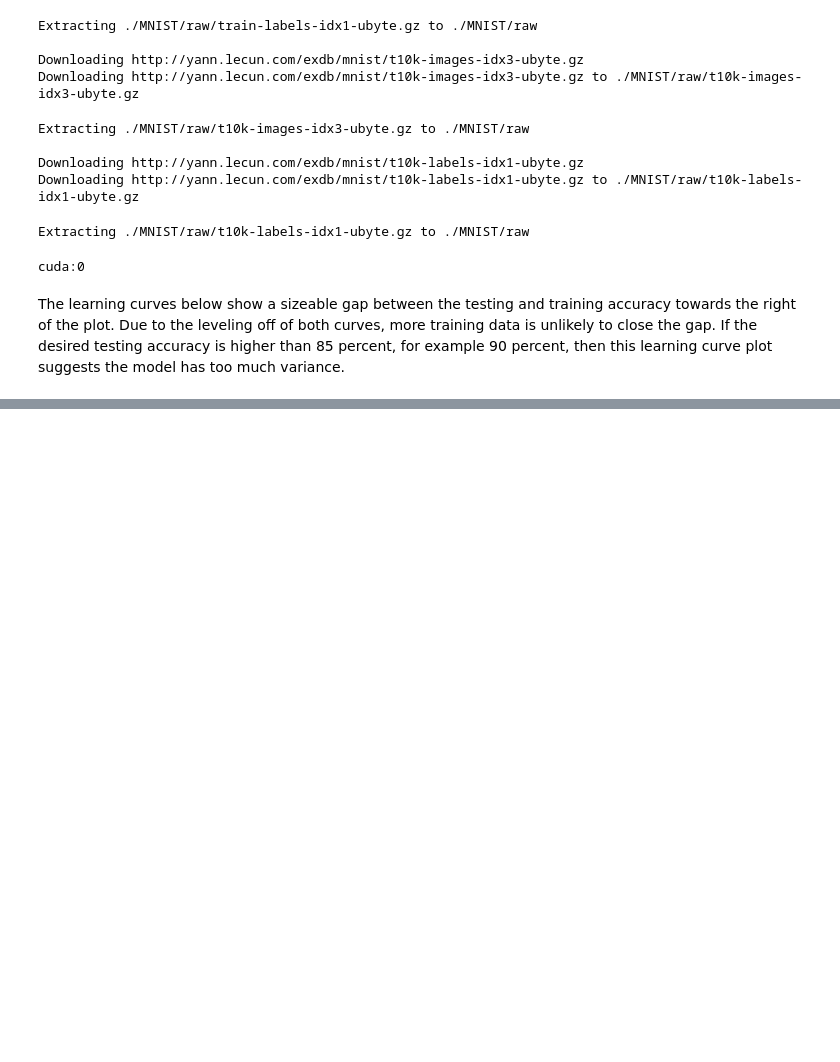
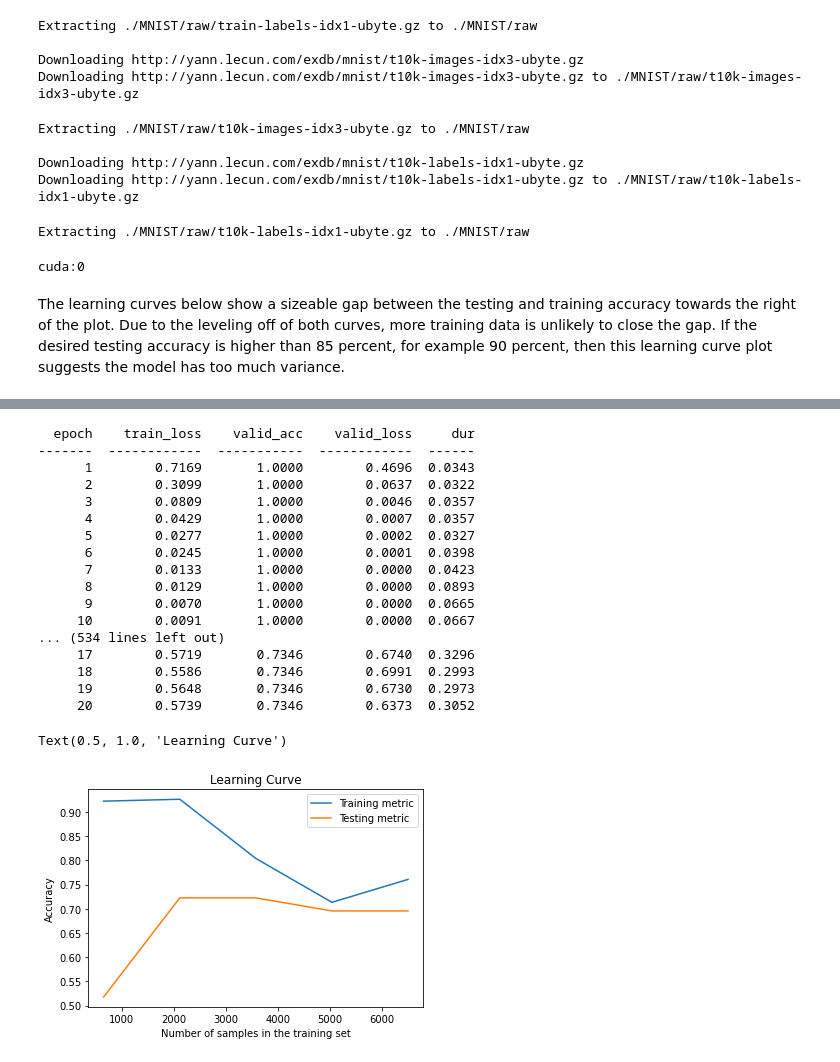
Before and after one commit to AlexGose/learning-curve, a Jupyter notebook: notebooks/variance_bias.ipynb, the cells around one changed output, grey strips where cells are left out. Saved outputs shown, nothing was run; the diff lists cells and outputs as text; code cells hidden in the pictures; blank space fills up the shorter version.

```diff
--- a/notebooks/variance_bias.ipynb
+++ b/notebooks/variance_bias.ipynb
@@ -155,0 +184,6 @@ Text(0.5, 1.0, 'Learning Curve')
+# %%
+# only a few columns are selected from the input data
+X = np.hstack((X[:,5].reshape((-1,1)), X[:,7].reshape((-1,1)), X[:,17].reshape((-1,1))))
+# %%
+num_cols = X.shape[1]
+num_cols
@@ -155,0 +192,31 @@ Text(0.5, 1.0, 'Learning Curve')
+# %%
+class MushroomClassifier(nn.Module):
+    def __init__(self, num_units=5):
+        super().__init__()
+        self.dense0 = nn.Linear(num_cols, num_units)
+        self.nonlin = nn.ReLU()
+        self.dense1 = nn.Linear(num_units,10)
+        self.output = nn.Linear(10,1)
+        self.dropout = nn.Dropout(0.5)
+
+    def forward(self, X, **kwargs):
+        X = self.dense0(X)
+        X = self.nonlin(X)
+        X = self.dropout(X)
+        X = self.dense1(X)
+        X = self.nonlin(X)
+        X = self.dropout(X)
+        X = self.output(X)
+        return X
+# %%
+net = NeuralNetBinaryClassifier(
+    MushroomClassifier,
+    module__num_units=20,
+    max_epochs=20,
+    optimizer=torch.optim.Adam,
+    device='cuda',
+    batch_size=50,
+    warm_start=True,
+    # Shuffle training data on each epoch
+    iterator_train__shuffle=True
+)
@@ -155,0 +227,25 @@ Text(0.5, 1.0, 'Learning Curve')
+# %%
+lcd = LearningCurveDisplay.from_estimator(net, X, y, score_type='both',
+                std_display_style=None, score_name='Accuracy',
+                scoring=make_scorer(accuracy_score))
+lcd.ax_.set_title('Learning Curve')
+# %% [output]
+  epoch    train_loss    valid_acc    valid_loss     dur
+-------  ------------  -----------  ------------  ------
+      1        0.7169       1.0000        0.4696  0.0343
+      2        0.3099       1.0000        0.0637  0.0322
+      3        0.0809       1.0000        0.0046  0.0357
+      4        0.0429       1.0000        0.0007  0.0357
+      5        0.0277       1.0000        0.0002  0.0327
+      6        0.0245       1.0000        0.0001  0.0398
+      7        0.0133       1.0000        0.0000  0.0423
+      8        0.0129       1.0000        0.0000  0.0893
+      9        0.0070       1.0000        0.0000  0.0665
+     10        0.0091       1.0000        0.0000  0.0667
+... (534 lines left out)
+     17        0.5719       0.7346        0.6740  0.3296
+     18        0.5586       0.7346        0.6991  0.2993
+     19        0.5648       0.7346        0.6730  0.2973
+     20        0.5739       0.7346        0.6373  0.3052
+Text(0.5, 1.0, 'Learning Curve')
+[figure, added]
```
Also changed, not shown: parts of 14 cells of this notebook, 2 other files.
